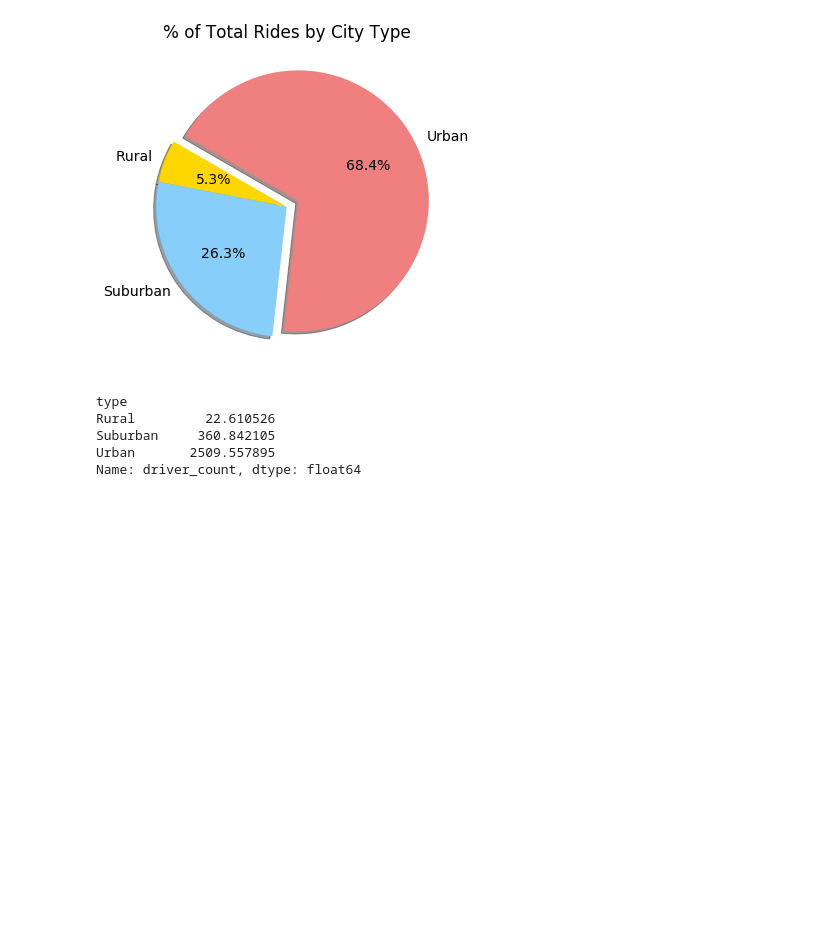
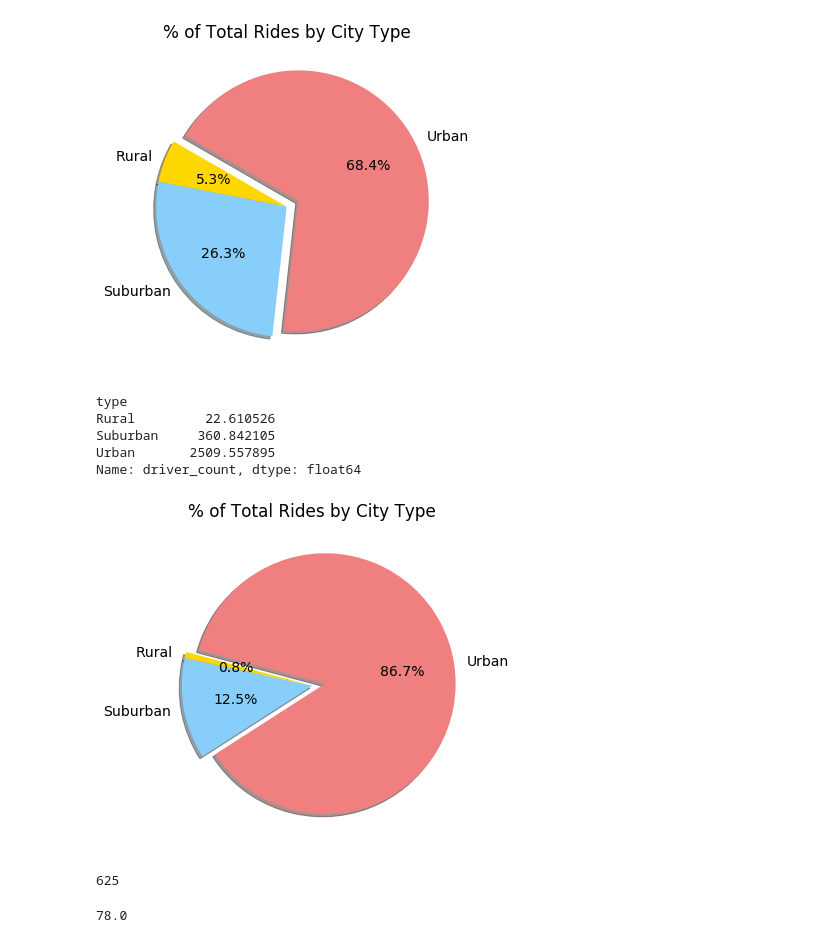
Before and after one commit to FahimaFarha/PyBer_Analysis, a Jupyter notebook: PyBer.ipynb, the cells around one changed output. Saved outputs shown, nothing was run; the diff lists cells and outputs as text; code cells hidden in the pictures; blank space fills up the shorter version.

```diff
--- a/PyBer.ipynb
+++ b/PyBer.ipynb
@@ -848,5 +855,26 @@ Name: driver_count, dtype: float64
 # %%
 # Build percentage of rides by city type pie chart
 plt.subplots(figsize=(10,6))
 plt.pie(driver_percents, labels=["Rural", "Suburban", "Urban"], colors=["gold", "lightskyblue", "lightcoral"], explode=[0,0,0.1], autopct='%1.1f%%', shadow=True, startangle=165)
 plt.title("% of Total Rides by City Type")
+mpl.rcParams['font.size'] = 14
+plt.savefig("analysis/Fig7.png")
+plt.show()
+# %% [output]
+[figure, added]
+# %%
+# Get total number of rides per city type
+rural_total_rides = rural_ride_count.sum()
+suburban_total_rides = suburban_ride_count.sum()
+urban_total_rides = urban_ride_count.sum()
+suburban_total_rides
+# %% [output]
+625
+# %%
+# Get total number of drivers per city type
+rural_total_drivers = rural_driver_count.sum()
+suburban_total_drivers = suburban_driver_count.sum()
+urban_total_drivers = urban_driver_count.sum()
+rural_total_drivers
+# %% [output]
+78.0
```
Also changed, not shown: parts of 25 cells of this notebook.
